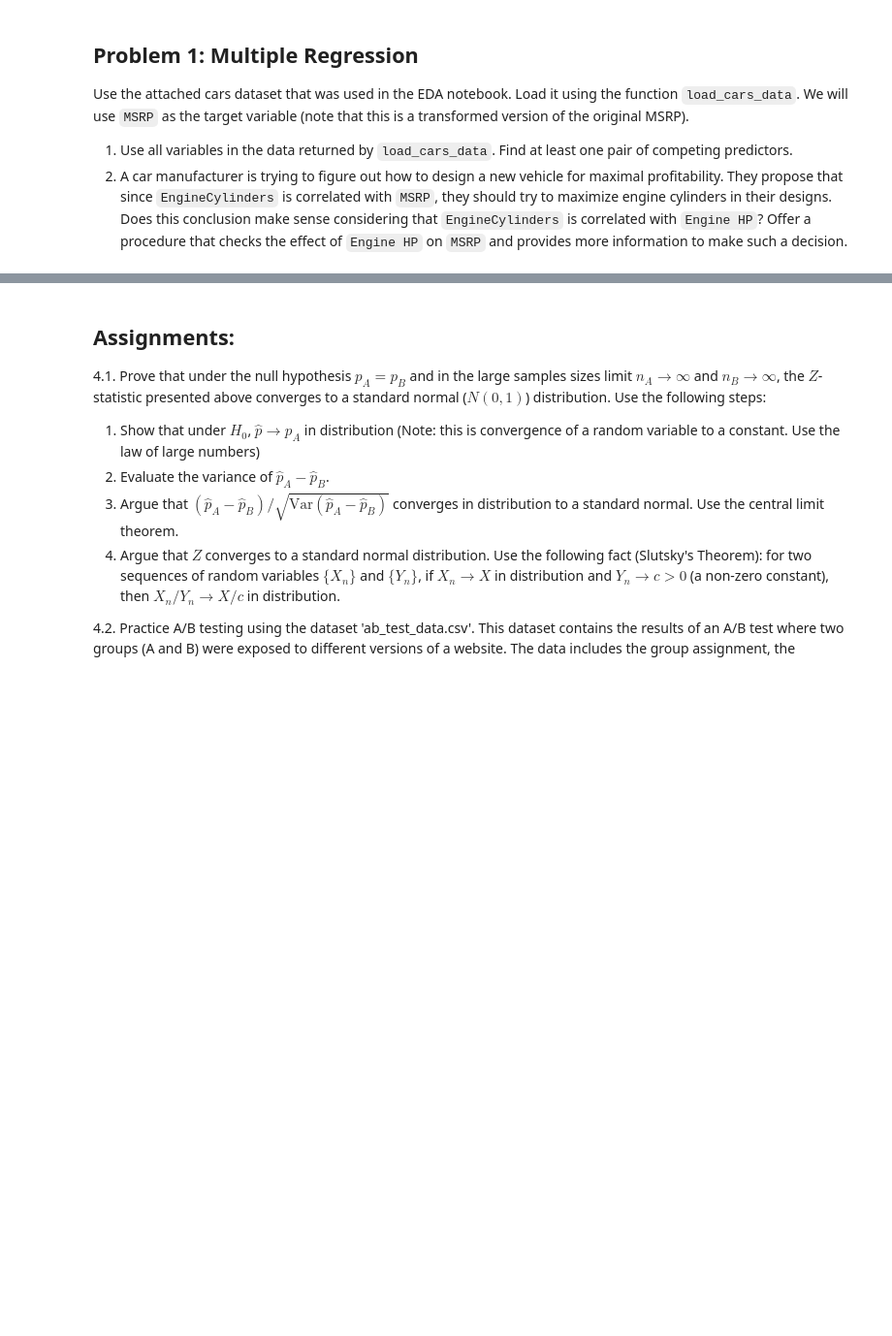
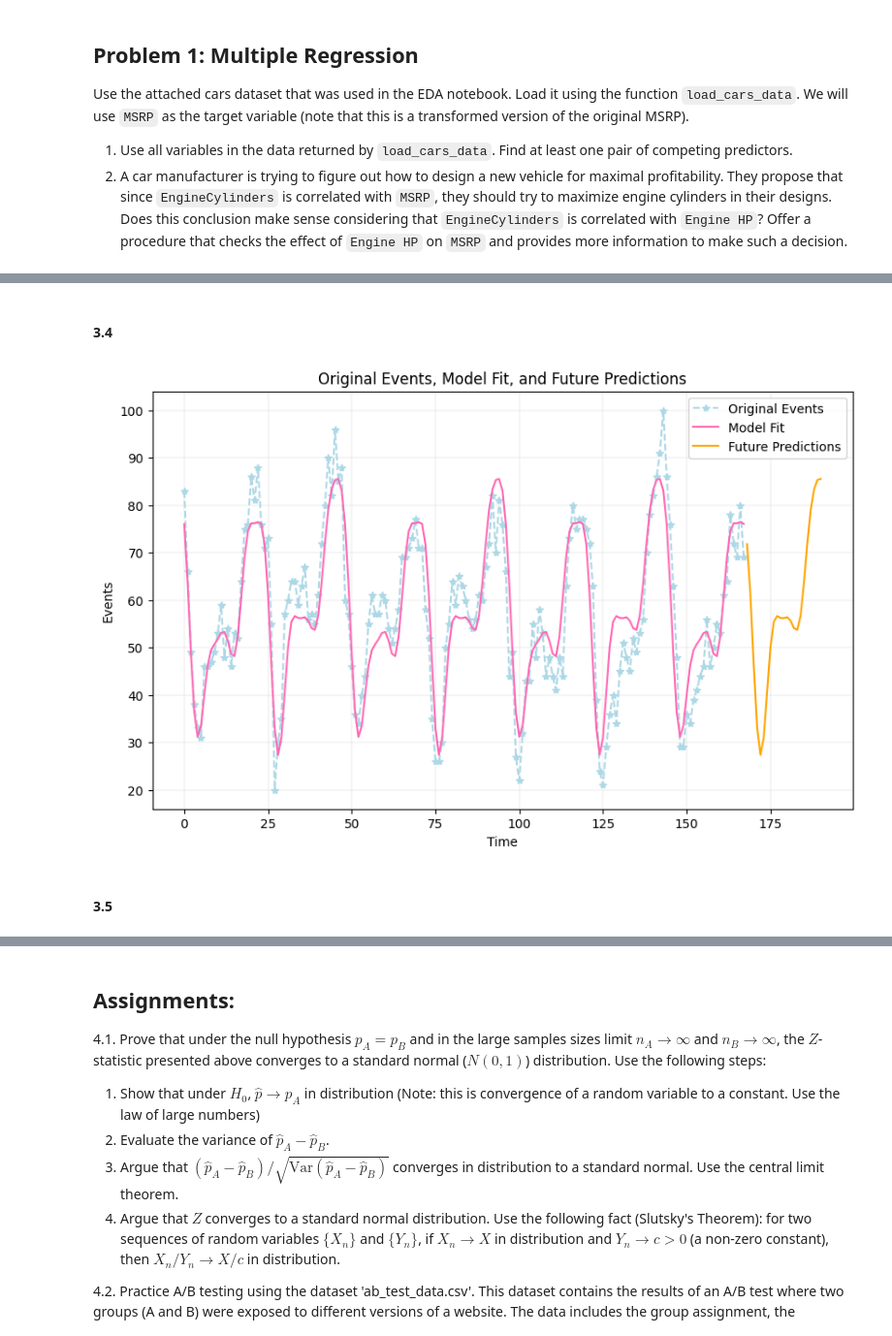
Before and after one commit to adidereviani/AdvStatistic, a Jupyter notebook: hw5.ipynb, the cells around one changed output, grey strips where cells are left out. Shown: that part at 97% size. Saved outputs shown, nothing was run; the diff lists cells and outputs as text; code cells hidden in the pictures; blank space fills up the shorter version.

```diff
--- a/hw5.ipynb
+++ b/hw5.ipynb
@@ -181,0 +865,21 @@ def generate_Z(t, p):
+# %% [markdown]
+#### 3.4
+# %%
+new_time = np.arange(168, 191)
+t = AnneFrank['time']
+Z_future = generate_Z(new_time, best_p)
+y_hat_new = model.predict(Z_future) # pred future events
+plt.figure(figsize=(10, 6))
+plt.plot(t, AnneFrank['events'], label='Original Events', marker='*', linestyle='--', color='lightblue')
+plt.plot(t, predicted_events, label='Model Fit', linestyle='-', color='hotpink')
+plt.plot(new_time, y_hat_new, label='Future Predictions', linestyle='-',color='orange')
+plt.xlabel('Time')
+plt.ylabel('Events')
+plt.title('Original Events, Model Fit, and Future Predictions')
+plt.legend()
+plt.grid(color = 'lightgray', linestyle = '-', linewidth = 0.3)
+plt.show()
+# %% [output]
+[figure, added]
+# %% [markdown]
+#### 3.5
```
Also changed, not shown: parts of 83 cells of this notebook.
